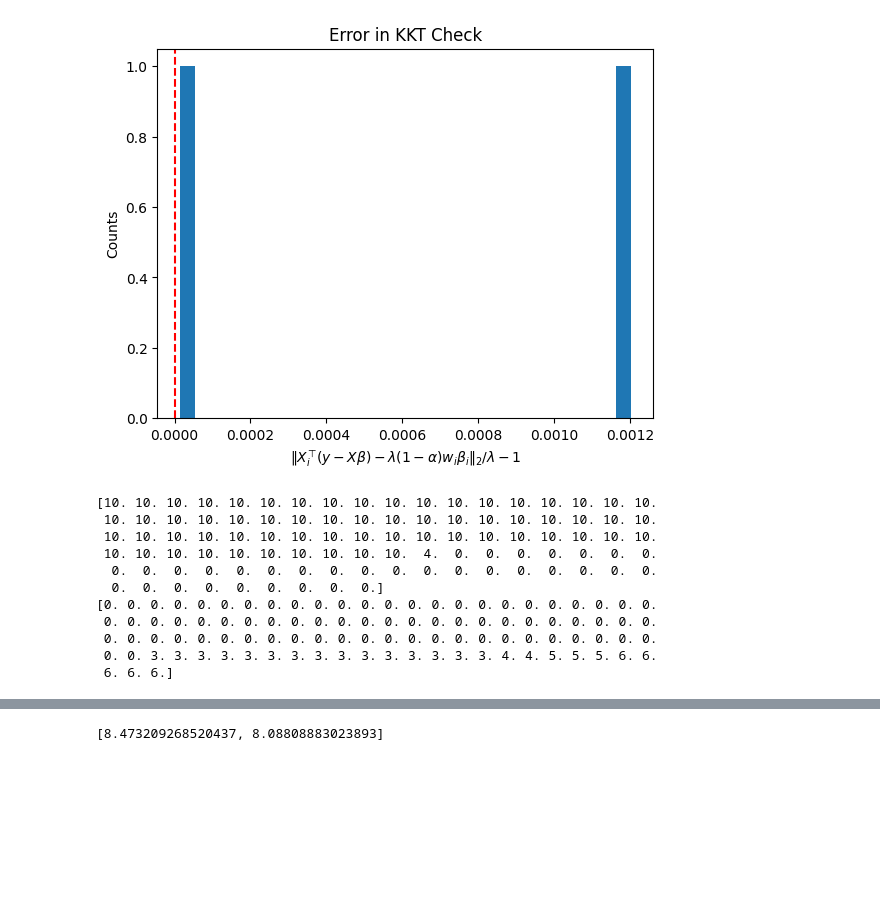
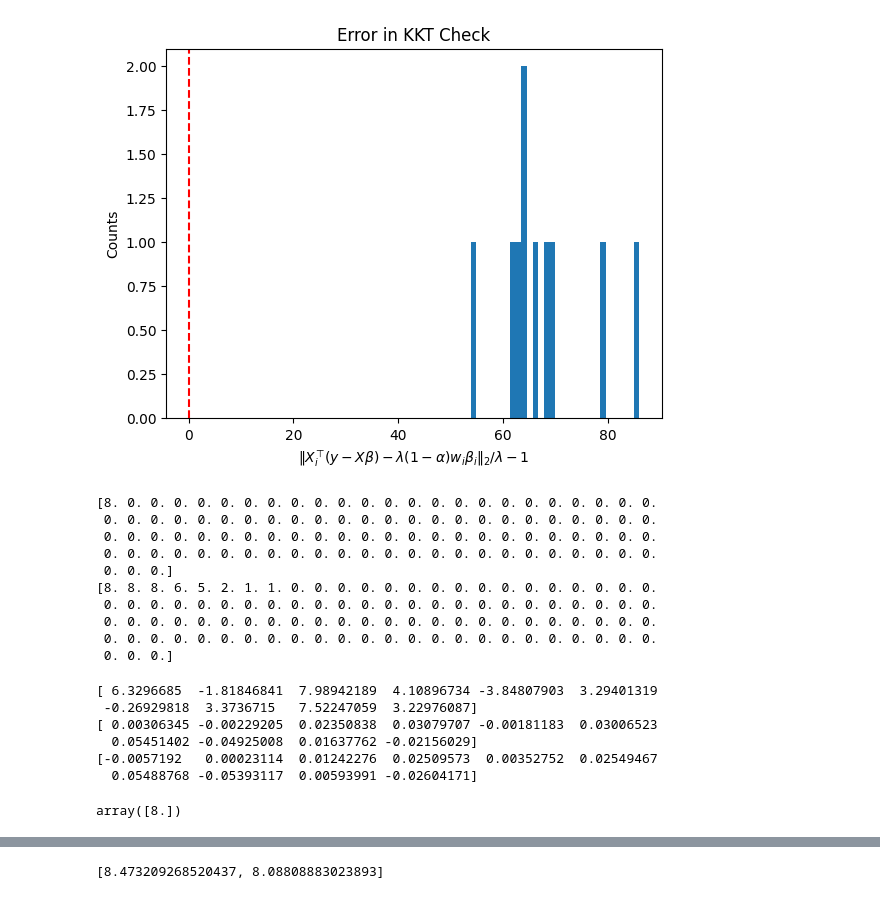
Before and after one commit to JamesYang007/adelie, a Jupyter notebook: research/paper_results/group_basil.ipynb, the cells around one changed output, grey strips where cells are left out. Drawn from its saved outputs; the diff is of its cells as text; code cells hidden in the pictures; blank space fills up the shorter version.

```diff
--- a/research/paper_results/group_basil.ipynb
+++ b/research/paper_results/group_basil.ipynb
@@ -109,13 +110,13 @@ def analyze_naive(out):
     plt.show()
 # %%
 n = 10
-p = 100
-n_groups = int(p/10)
+p = 1000
+n_groups = int(p/100)
 seed = 0
 
 np.random.seed(seed)
 X, beta, y, groups, group_sizes = generate_group_lasso_data(
-    n, p, n_groups, rho=0.9, svd_transform=False, group_split_type="random",
+    n, p, n_groups, rho=-0.1, svd_transform=False, group_split_type="random",
 ).values()
 # %%
 alpha = 1
@@ -129,8 +130,8 @@ out_naive = group_basil(
     method='naive',
     max_n_cds=int(1e5),
     n_lambdas_iter=5,
-    use_strong_rule=False,
-    #use_strong_rule=True,
+    #use_strong_rule=False,
+    use_strong_rule=True,
     max_strong_size=p,
     verbose_diagnostic=True,
     do_early_exit=False,
@@ -157,7 +176,8 @@ DEBUG:root:Number of lambdas:  100
 def compute_abs_grad(
     X, y, groups, group_sizes, beta, lmda, alpha, penalty
 ):
-    beta = np.ravel(beta.todense())
+    if isinstance(beta, scipy.sparse._csc.csc_matrix):
+        beta = np.ravel(beta.todense())
     grad = X.T @ (y - X @ beta) - lmda * (1 - alpha) * np.repeat(penalty, group_sizes) * beta
     abs_grad = np.array([
         np.linalg.norm(grad[g:g+gs])
@@ -165,20 +185,20 @@ def compute_abs_grad(
     ])
     return abs_grad
 # %%
-i = 1
+i = -4
 beta = out_naive['betas'][:, i]
 lmda = out_naive['lmdas'][i]
 abs_grad = compute_abs_grad(X,y,groups,group_sizes,beta,lmda,alpha,penalty)
 abs_grad_scaled = abs_grad / (lmda * alpha * penalty)
 abs_grad_scaled = abs_grad_scaled[abs_grad_scaled > 1]
 plt.hist(abs_grad_scaled-1, bins=30)
 plt.axvline(0, color='r', linestyle='--')
 plt.xlabel("$\|X_i^\\top (y-X\\beta) - \lambda (1-\\alpha) w_i \\beta_i\|_2 / \lambda - 1$")
 plt.ylabel("Counts")
 plt.title("Error in KKT Check")
 plt.show()
 # %% [output]
-[figure, old version]
+[figure, new version]
 # %%
 def group_edpp(
     X, y, groups, group_sizes, betas, lmdas, alpha, penalty
@@ -268,17 +291,26 @@ out_ssr = group_ssr(
 print(out_edpp)
 print(out_ssr)
 # %% [output]
-[10. 10. 10. 10. 10. 10. 10. 10. 10. 10. 10. 10. 10. 10. 10. 10. 10. 10.
- 10. 10. 10. 10. 10. 10. 10. 10. 10. 10. 10. 10. 10. 10. 10. 10. 10. 10.
- 10. 10. 10. 10. 10. 10. 10. 10. 10. 10. 10. 10. 10. 10. 10. 10. 10. 10.
- 10. 10. 10. 10. 10. 10. 10. 10. 10. 10.  4.  0.  0.  0.  0.  0.  0.  0.
-  0.  0.  0.  0.  0.  0.  0.  0.  0.  0.  0.  0.  0.  0.  0.  0.  0.  0.
-  0.  0.  0.  0.  0.  0.  0.  0.  0.]
-[0. 0. 0. 0. 0. 0. 0. 0. 0. 0. 0. 0. 0. 0. 0. 0. 0. 0. 0. 0. 0. 0. 0. 0.
+[8. 0. 0. 0. 0. 0. 0. 0. 0. 0. 0. 0. 0. 0. 0. 0. 0. 0. 0. 0. 0. 0. 0. 0.
  0. 0. 0. 0. 0. 0. 0. 0. 0. 0. 0. 0. 0. 0. 0. 0. 0. 0. 0. 0. 0. 0. 0. 0.
  0. 0. 0. 0. 0. 0. 0. 0. 0. 0. 0. 0. 0. 0. 0. 0. 0. 0. 0. 0. 0. 0. 0. 0.
- 0. 0. 3. 3. 3. 3. 3. 3. 3. 3. 3. 3. 3. 3. 3. 3. 3. 4. 4. 5. 5. 5. 6. 6.
- 6. 6. 6.]
+ 0. 0. 0. 0. 0. 0. 0. 0. 0. 0. 0. 0. 0. 0. 0. 0. 0. 0. 0. 0. 0. 0. 0. 0.
+ 0. 0. 0.]
+[8. 8. 8. 6. 5. 2. 1. 1. 0. 0. 0. 0. 0. 0. 0. 0. 0. 0. 0. 0. 0. 0. 0. 0.
+ 0. 0. 0. 0. 0. 0. 0. 0. 0. 0. 0. 0. 0. 0. 0. 0. 0. 0. 0. 0. 0. 0. 0. 0.
+ 0. 0. 0. 0. 0. 0. 0. 0. 0. 0. 0. 0. 0. 0. 0. 0. 0. 0. 0. 0. 0. 0. 0. 0.
+ 0. 0. 0. 0. 0. 0. 0. 0. 0. 0. 0. 0. 0. 0. 0. 0. 0. 0. 0. 0. 0. 0. 0. 0.
+ 0. 0. 0.]
+# %%
+group_edpp(X, y, groups, group_sizes, out_naive['betas'][:, :2], np.array(out_naive['lmdas'][:2]), alpha, penalty)
+# %% [output]
+[ 6.3296685  -1.81846841  7.98942189  4.10896734 -3.84807903  3.29401319
+ -0.26929818  3.3736715   7.52247059  3.22976087]
+[ 0.00306345 -0.00229205  0.02350838  0.03079707 -0.00181183  0.03006523
+  0.05451402 -0.04925008  0.01637762 -0.02156029]
+[-0.0057192   0.00023114  0.01242276  0.02509573  0.00352752  0.02549467
+  0.05488768 -0.05393117  0.00593991 -0.02604171]
+array([8.])
 # %%
 def run_cvxpy(X, y, groups, group_sizes, alpha, penalty, lmda):
     _, p = X.shape
```
Also changed, not shown: parts of 10 cells of this notebook, 1 other file.
